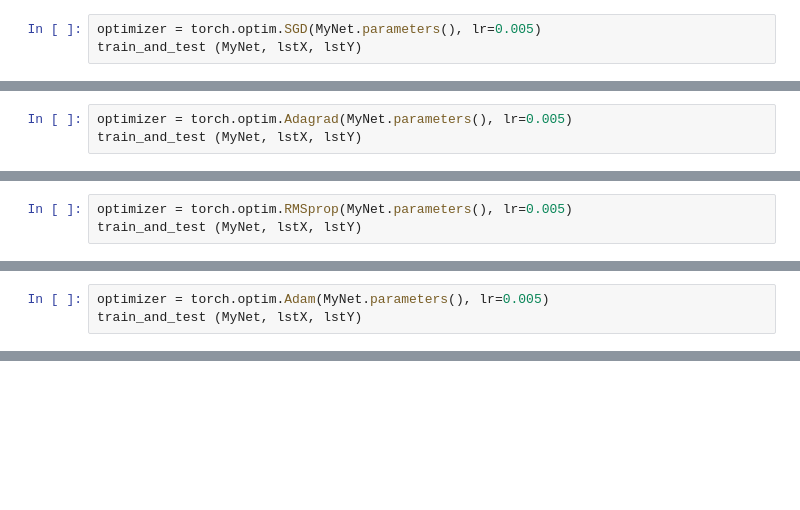
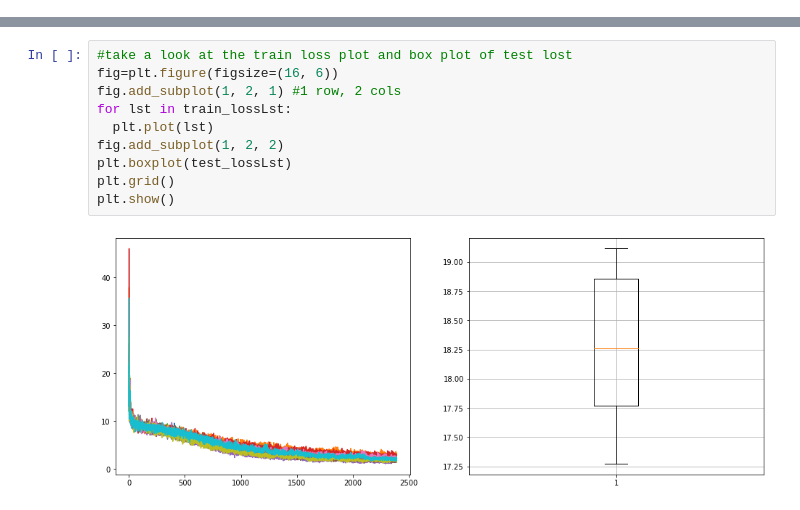
Before and after one commit to TienLungSun/PyTorch-deep-learning, a Jupyter notebook: 3.2. Optimizer.ipynb, the cells around one changed output, grey strips where cells are left out. Saved outputs shown, nothing was run; the diff lists cells and outputs as text; blank space fills up the shorter version.

```diff
--- a/3.2. Optimizer.ipynb
+++ b/3.2. Optimizer.ipynb
@@ -118,3 +95,0 @@ for y in lstY1:
-# %%
-optimizer = torch.optim.SGD(MyNet.parameters(), lr=0.005)
-train_and_test (MyNet, lstX, lstY)
@@ -125,3 +95,0 @@ Training loss: 0.05
-# %%
-optimizer = torch.optim.Adagrad(MyNet.parameters(), lr=0.005)
-train_and_test (MyNet, lstX, lstY)
@@ -132,3 +95,0 @@ Training loss: 0.00
-# %%
-optimizer = torch.optim.RMSprop(MyNet.parameters(), lr=0.005)
-train_and_test (MyNet, lstX, lstY)
@@ -139,3 +95,0 @@ Training loss: 0.00
-# %%
-optimizer = torch.optim.Adam(MyNet.parameters(), lr=0.005)
-train_and_test (MyNet, lstX, lstY)
@@ -145,0 +155,12 @@ Training loss: 0.00
+# %%
+#take a look at the train loss plot and box plot of test lost
+fig=plt.figure(figsize=(16, 6))
+fig.add_subplot(1, 2, 1) #1 row, 2 cols
+for lst in train_lossLst:
+  plt.plot(lst)
+fig.add_subplot(1, 2, 2)
+plt.boxplot(test_lossLst)
+plt.grid()
+plt.show()
+# %% [output]
+[figure, added]
```
Also changed, not shown: parts of 20 cells of this notebook.
